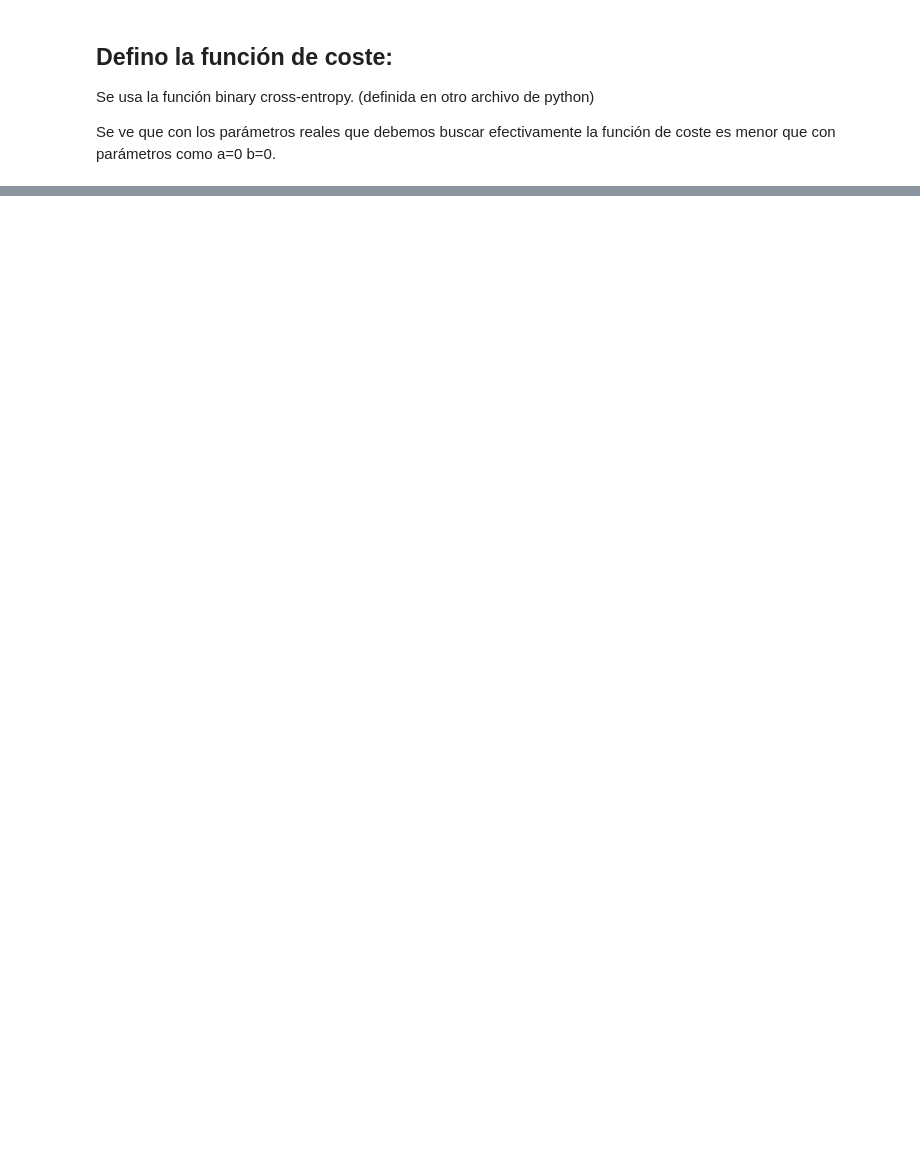
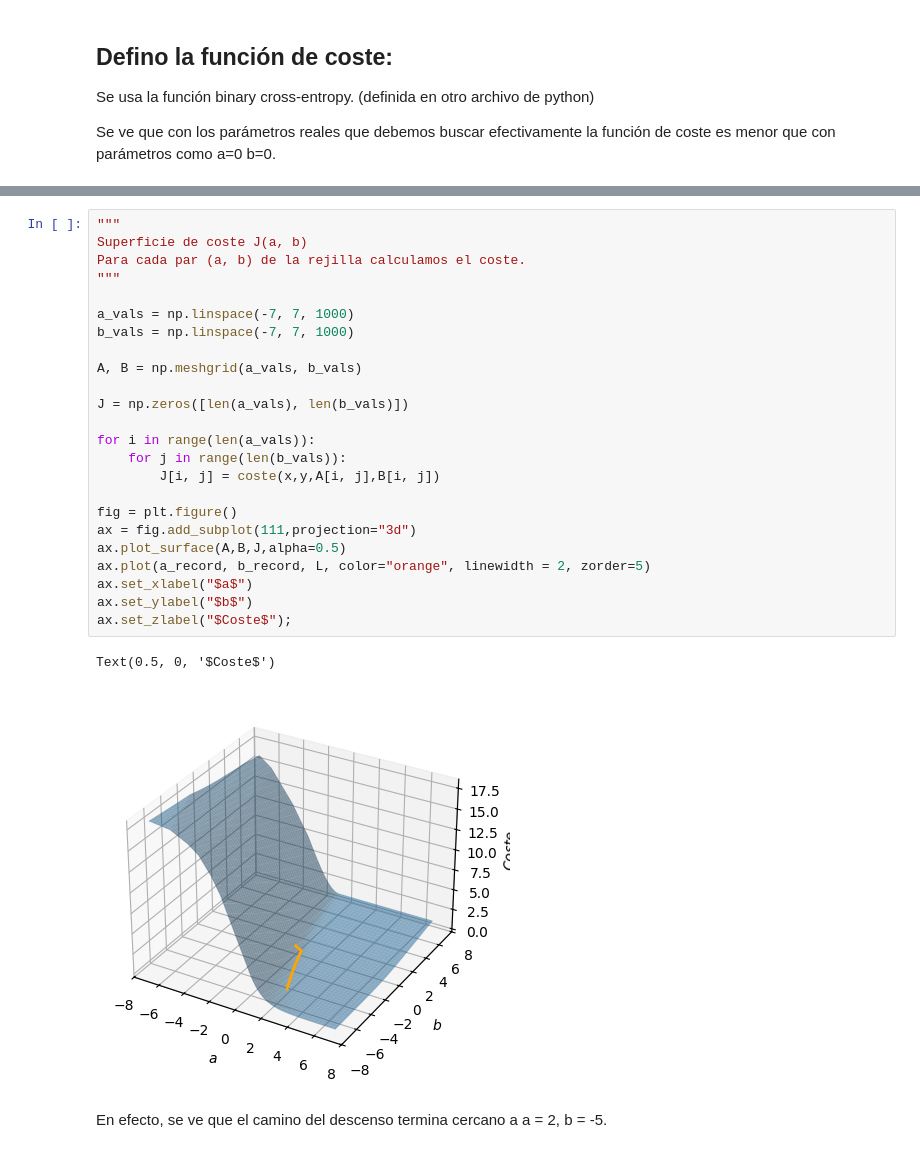
Before and after one commit to joslfer/ml-quest, a Jupyter notebook: regresion-logistica/regresion_logistica.ipynb, the cells around one changed output, grey strips where cells are left out. Saved outputs shown, nothing was run; the diff lists cells and outputs as text; blank space fills up the shorter version.

```diff
--- a/regresion-logistica/regresion_logistica.ipynb
+++ b/regresion-logistica/regresion_logistica.ipynb
@@ -75,0 +197,29 @@ np.float64(0.20153575161768797)
+# %%
+"""
+Superficie de coste J(a, b)
+Para cada par (a, b) de la rejilla calculamos el coste.
+"""
+
+a_vals = np.linspace(-7, 7, 1000)
+b_vals = np.linspace(-7, 7, 1000)
+
+A, B = np.meshgrid(a_vals, b_vals)
+
+J = np.zeros([len(a_vals), len(b_vals)])
+
+for i in range(len(a_vals)):
+    for j in range(len(b_vals)):
+        J[i, j] = coste(x,y,A[i, j],B[i, j])
+
+fig = plt.figure()
+ax = fig.add_subplot(111,projection="3d")
+ax.plot_surface(A,B,J,alpha=0.5)
+ax.plot(a_record, b_record, L, color="orange", linewidth = 2, zorder=5)
+ax.set_xlabel("$a$")
+ax.set_ylabel("$b$")
+ax.set_zlabel("$Coste$");
+# %% [output]
+Text(0.5, 0, '$Coste$')
+[figure, added]
+# %% [markdown]
+En efecto, se ve que el camino del descenso termina cercano a a = 2, b = -5.
```
Also changed, not shown: parts of 13 cells of this notebook, 3 other files.
